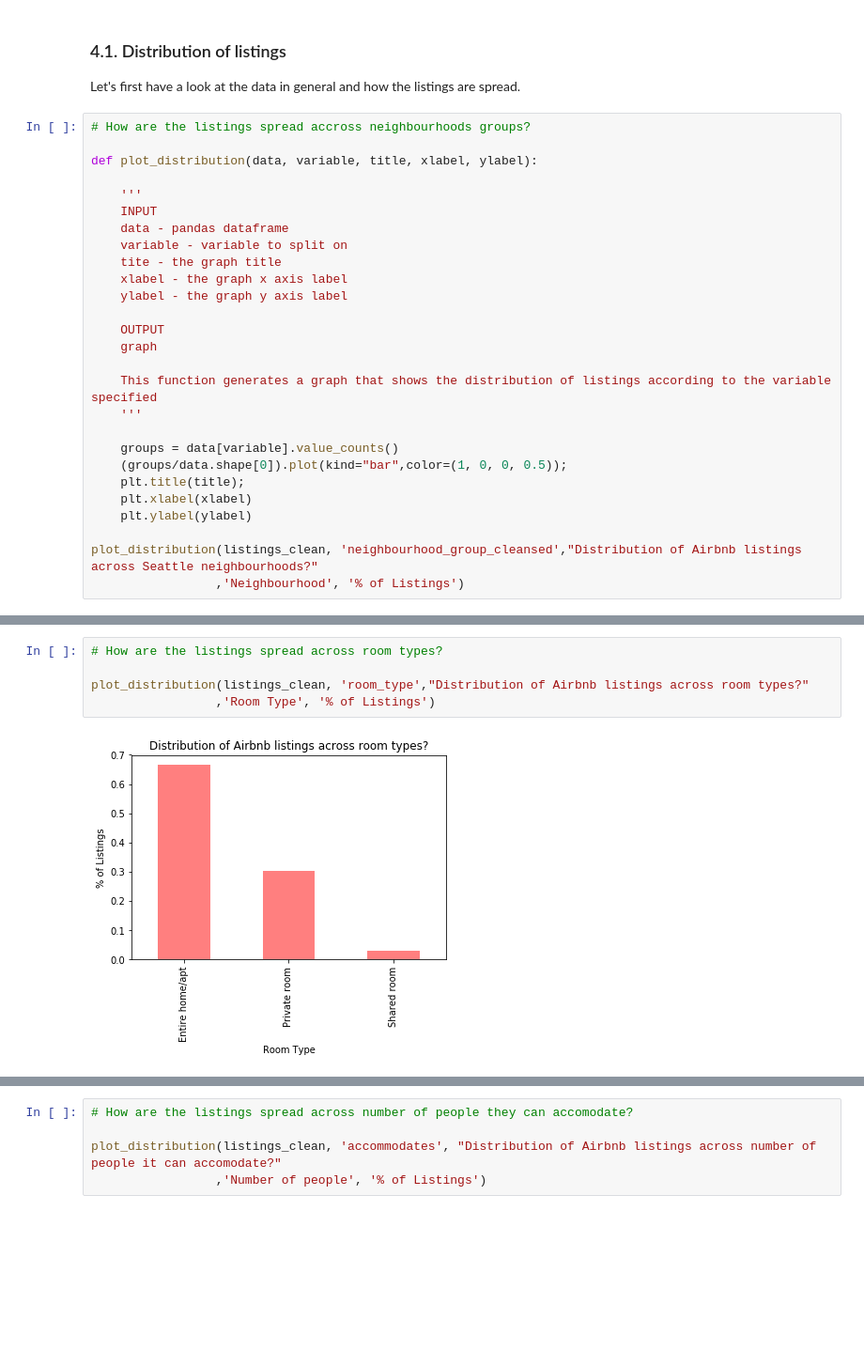
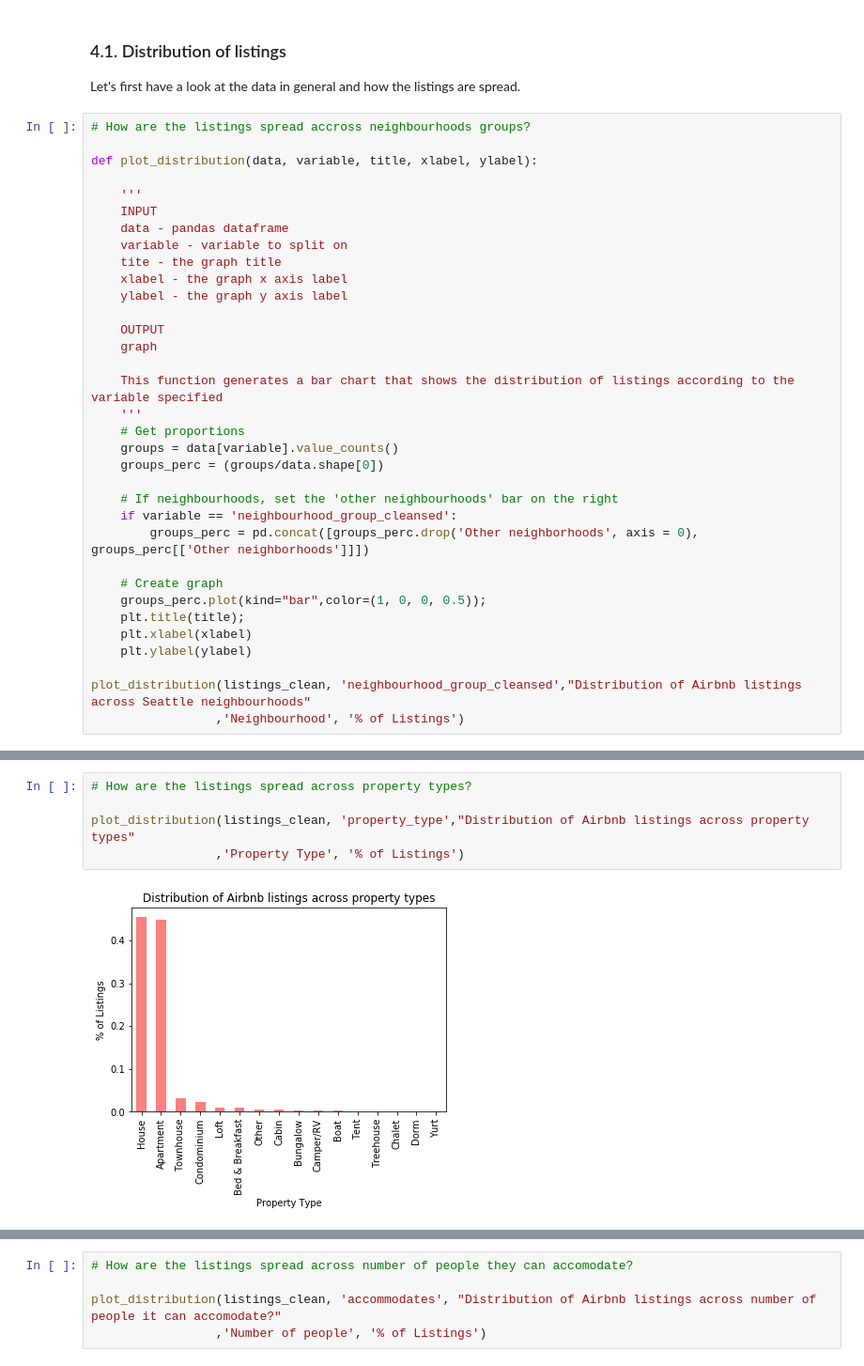
Before and after one commit to Robinhohocepied/airbnb-seattle-data, a Jupyter notebook: AirBnB+Seattle+Data.ipynb, the cells around one changed output, grey strips where cells are left out. Shown at 94% size. Cells and saved outputs as stored; diff of their text form; blank space fills up the shorter version.

```diff
--- a/AirBnB+Seattle+Data.ipynb
+++ b/AirBnB+Seattle+Data.ipynb
@@ -310,15 +307,22 @@ def plot_distribution(data, variable, title, xlabel, ylabel):
     OUTPUT
     graph
 
-    This function generates a graph that shows the distribution of listings according to the variable specified
+    This function generates a bar chart that shows the distribution of listings according to the variable specified
     '''
+    # Get proportions
+    groups = data[variable].value_counts()
+    groups_perc = (groups/data.shape[0])
 
-    groups = data[variable].value_counts()
-    (groups/data.shape[0]).plot(kind="bar",color=(1, 0, 0, 0.5));
+    # If neighbourhoods, set the 'other neighbourhoods' bar on the right
+    if variable == 'neighbourhood_group_cleansed':
+        groups_perc = pd.concat([groups_perc.drop('Other neighborhoods', axis = 0), groups_perc[['Other neighborhoods']]])
+
+    # Create graph
+    groups_perc.plot(kind="bar",color=(1, 0, 0, 0.5));
     plt.title(title);
     plt.xlabel(xlabel)
     plt.ylabel(ylabel)
 
-plot_distribution(listings_clean, 'neighbourhood_group_cleansed',"Distribution of Airbnb listings across Seattle neighbourhoods?"
+plot_distribution(listings_clean, 'neighbourhood_group_cleansed',"Distribution of Airbnb listings across Seattle neighbourhoods"
                  ,'Neighbourhood', '% of Listings')
 # %% [output]
@@ -326,7 +370,7 @@ plot_distribution(listings_clean, 'neighbourhood_group_cleansed',"Distribution o
 # %%
-# How are the listings spread across room types?
+# How are the listings spread across property types?
 
-plot_distribution(listings_clean, 'room_type',"Distribution of Airbnb listings across room types?"
-                 ,'Room Type', '% of Listings')
+plot_distribution(listings_clean, 'property_type',"Distribution of Airbnb listings across property types"
+                 ,'Property Type', '% of Listings')
 # %% [output]
-[figure, old version]
+[figure, new version]
```
Also changed, not shown: parts of 32 cells of this notebook.
